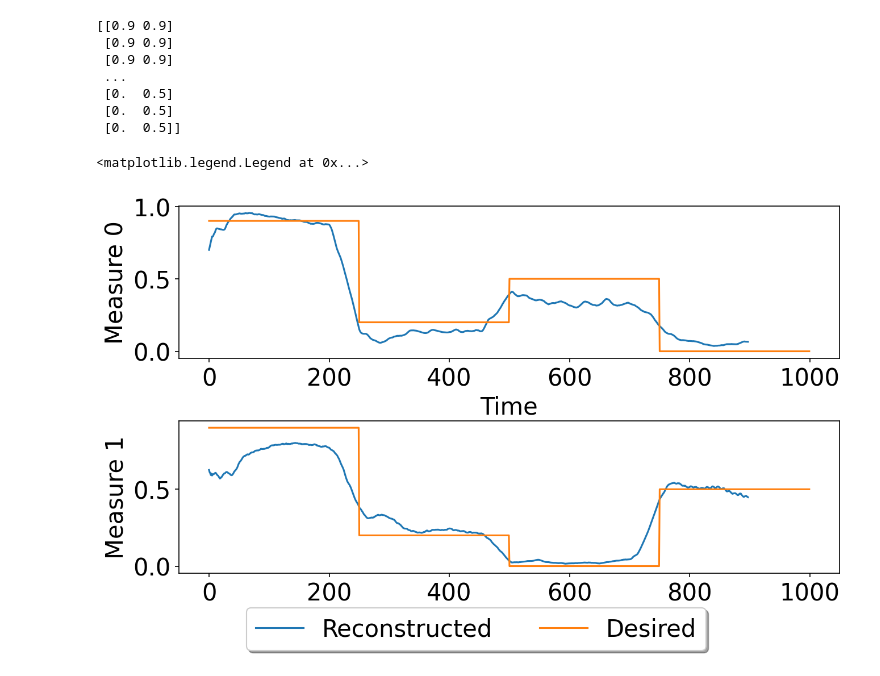
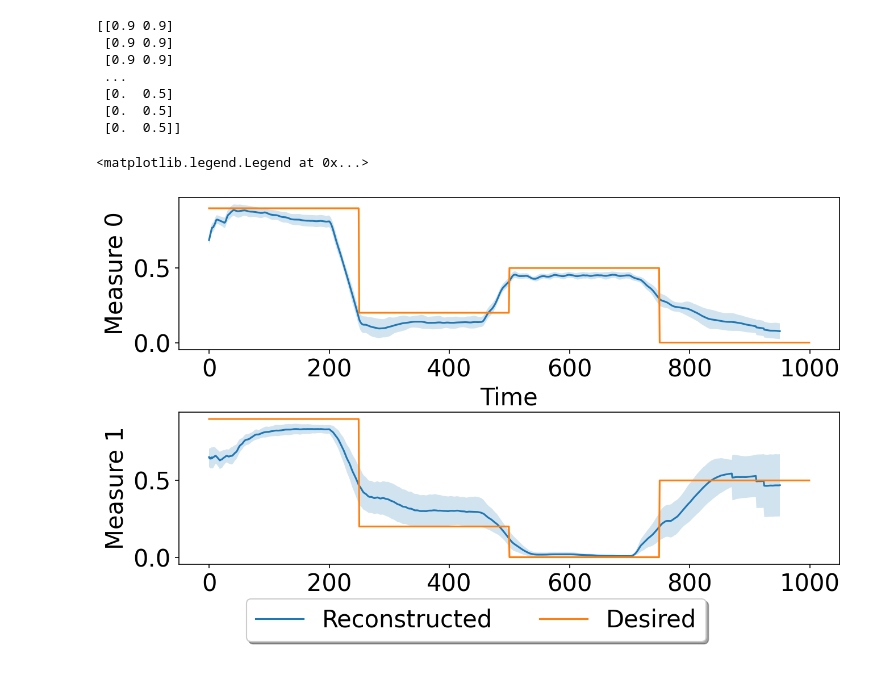
Before and after one commit to SumeetBatra/diffusion_models, a Jupyter notebook: algorithm/enjoy_policy_diffusion.ipynb, the cells around one changed output. Drawn from its saved outputs; the diff is of its cells as text; code cells hidden in the pictures.

```diff
--- a/algorithm/enjoy_policy_diffusion.ipynb
+++ b/algorithm/enjoy_policy_diffusion.ipynb
@@ -379,3 +395,14 @@ interval_measures=[array([0.87176013, 0.7272003 ], dtype=float32), array([0.1299
+# %%
+# make all the moving averages the same length
+max_len = max([len(m) for m in list_ov_moving_avg])
+for i in range(len(list_ov_moving_avg)):
+    m = list_ov_moving_avg[i]
+    if len(m) < max_len:
+        padding = np.zeros((max_len - len(m), 2))
+        list_ov_moving_avg[i] = np.concatenate([m, padding])
+
+moving_averages_mean = np.mean(np.array(list_ov_moving_avg), axis=0)
+moving_averages_std = np.std(np.array(list_ov_moving_avg), axis=0)
 # %%
 def split(a, n):
     k, m = divmod(len(a), n)
@@ -394,34 +421,40 @@ print(desired_measures)
 # %%
 fig, (ax1, ax2) = plt.subplots(2, 1, figsize=(10, 6))
 # plot reconstructed measures
-ax1.plot(np.arange(0, len(moving_averages)), [moving_averages[i][0] for i in range(len(moving_averages))], label='Reconstructed')
-ax2.plot(np.arange(0, len(moving_averages)), [moving_averages[i][1] for i in range(len(moving_averages))], label='Reconstructed')
+# ax1.plot(np.arange(0, len(moving_averages)), [moving_averages[i][0] for i in range(len(moving_averages))], label='Reconstructed')
+# ax2.plot(np.arange(0, len(moving_averages)), [moving_averages[i][1] for i in range(len(moving_averages))], label='Reconstructed')
+ax1.plot(np.arange(0, len(moving_averages_mean)), [moving_averages_mean[i][0] for i in range(len(moving_averages_mean))], label='Reconstructed')
+ax1.fill_between(np.arange(0, len(moving_averages_mean)), moving_averages_mean[:, 0] - moving_averages_std[:, 0], moving_averages_mean[:, 0] + moving_averages_std[:, 0], alpha=0.2)
+ax2.plot(np.arange(0, len(moving_averages_mean)), [moving_averages_mean[i][1] for i in range(len(moving_averages_mean))], label='Reconstructed')
+ax2.fill_between(np.arange(0, len(moving_averages_mean)), moving_averages_mean[:, 1] - moving_averages_std[:, 1], moving_averages_mean[:, 1] + moving_averages_std[:, 1], alpha=0.2)
+
+
 
 ax1.plot(np.arange(0, len(desired_measures)), [desired_measures[i][0] for i in range(len(desired_measures))], label='Desired')
 ax2.plot(np.arange(0, len(desired_measures)), [desired_measures[i][1] for i in range(len(desired_measures))], label='Desired')
 
 ax1.set_ylabel('Measure 0')
 ax2.set_ylabel('Measure 1')
 
 ax1.set_xlabel('Time')
 ax2.set_xlabel('Time')
 
 # ax1.legend()
 ax2.legend()
 # Shrink current axis's height by 10% on the bottom
 box = ax1.get_position()
 ax1.set_position([box.x0, box.y0 + box.height * 0.15,
                  box.width, box.height * 0.85])
 box = ax2.get_position()
 ax2.set_position([box.x0, box.y0 + box.height * 0.15,
                  box.width, box.height * 0.85])
 
 # Put a legend below current axis
 ax2.legend(loc='upper center', bbox_to_anchor=(0.45, -0.15),
           fancybox=True, shadow=True, ncol=5)
 # %% [output]
 <matplotlib.legend.Legend at 0x...>
-[figure, old version]
+[figure, new version]
 # %%
 def behavior_composition_experiments(N: int = 20):
     '''Run N behavior composition experiments and report the results'''
```
Also changed, not shown: parts of 5 cells of this notebook, 3 other files.
